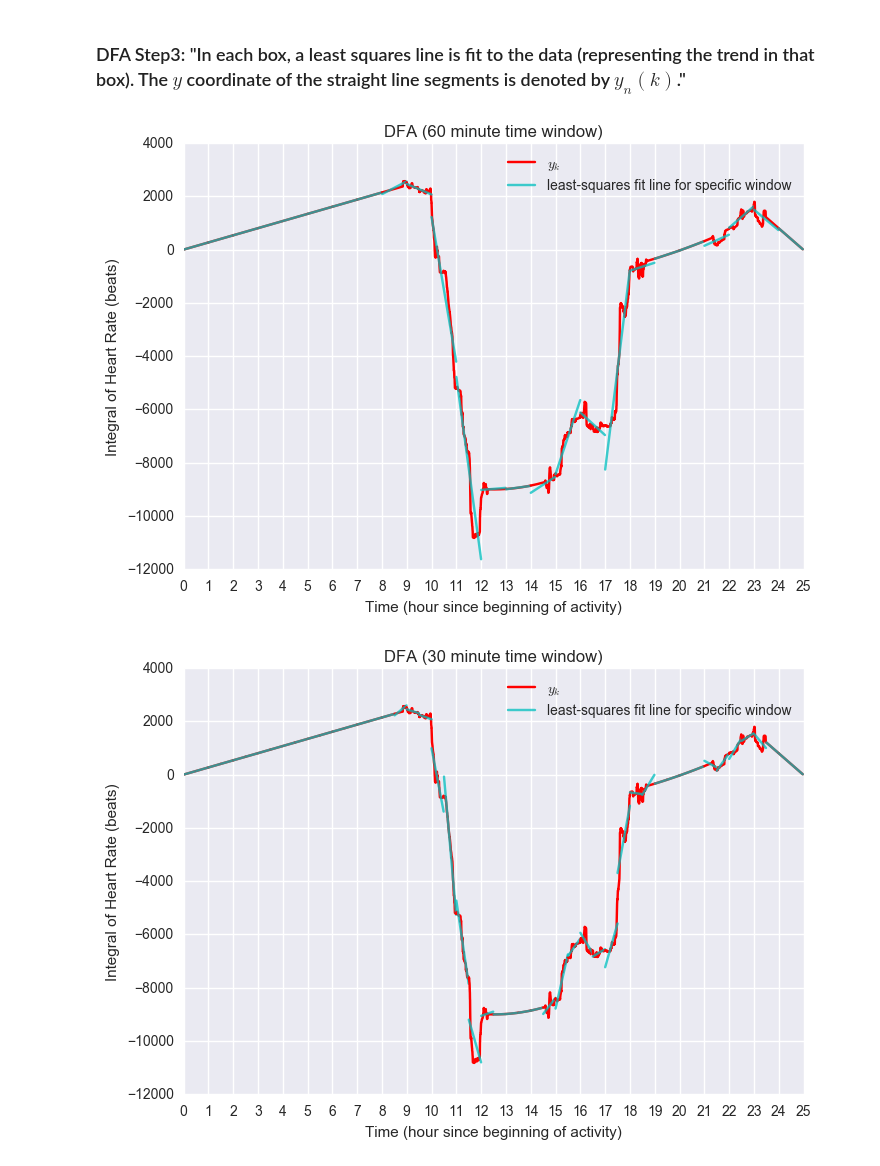
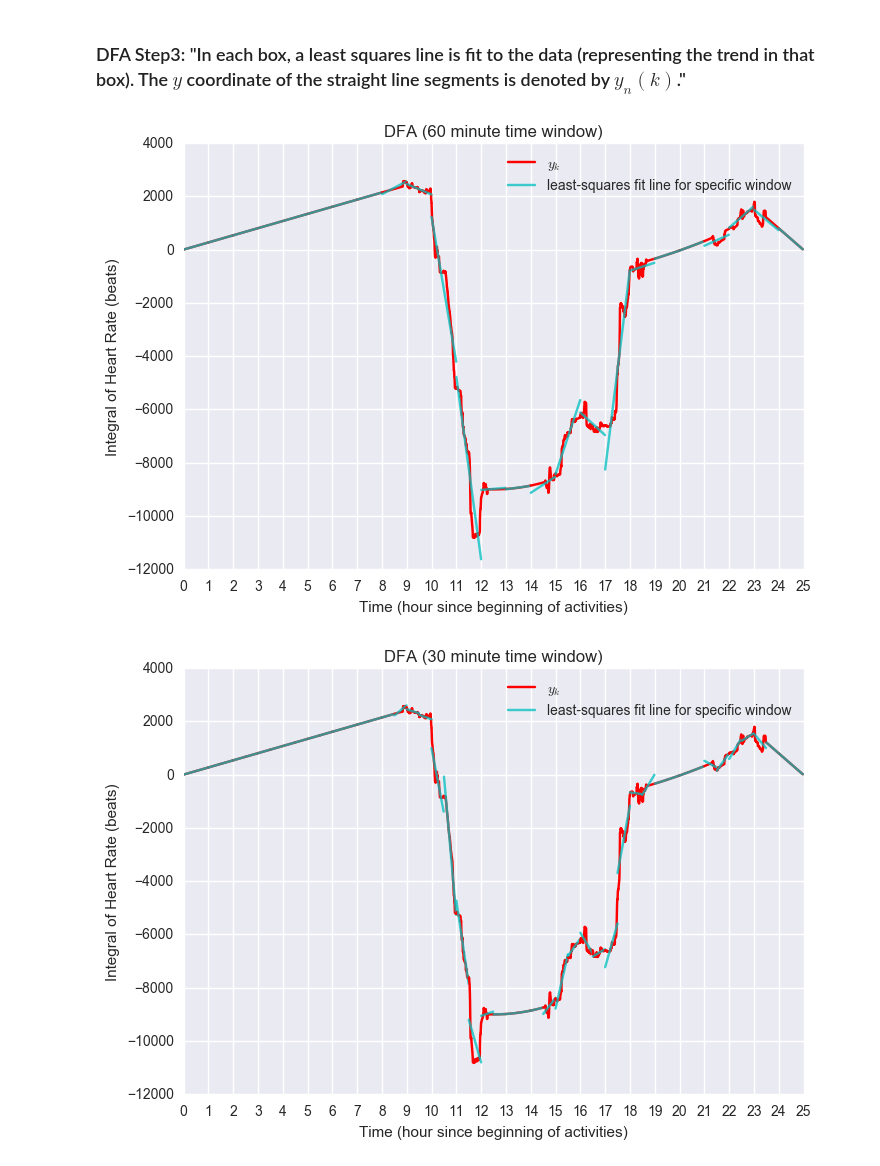
Before and after one commit to terrrychan/PHS-Project, a Jupyter notebook: Visualizations.ipynb, the cells around one changed output. Cells and saved outputs as stored; diff of their text form; code cells hidden in the pictures.

```diff
--- a/Visualizations.ipynb
+++ b/Visualizations.ipynb
@@ -50,7 +50,7 @@ def place_text(x, y, text, axes, specific_fontsize=11):
               color='k', fontsize=specific_fontsize)
     return
 # %%
-data = pd.read_csv('day1_v2transpose.csv')
+data = pd.read_csv('day1_v3transpose.csv')
 display(data)
 # %% [output]
             RRi       RRii  RRi_interp  RRii_interp     freqs   periodogram  \
@@ -208,7 +216,7 @@ plt.show()
 # %% [markdown]
 ### DFA Step0: "The data!"
 # %%
-data['time_min'] = data['hr_time_interp'].sub(16).multiply(60)
+data['time_min'] = data['hr_daytime_interp'].sub(16).multiply(60)
 # %%
 display(data['hr_interp'][0:8800].unique())
 # %% [output]
@@ -276,33 +284,33 @@ def dfa_linregress(window):
         plt.plot(dfa_box['time_min'].div(60),
                  dfa_box['time_min'].multiply(slope) + intercept,
                  'c-',
                  alpha = 0.75)
 
         ynk = ynk.append(dfa_box['time_min'].multiply(slope) + intercept)
 
         # prepare box_start and box_end for next iteration
         box_start += window
         box_end += window
         if box_end > data['time_min'].max():
             box_end = data['time_min'].max()
 
     axes = plt.gca()
     resadjust(axes, xres=1)
     plt.title("DFA (" + str(window) + " minute time window)")
     plt.legend(["$y_k$", "least-squares fit line for specific window"])
-    plt.xlabel('Time (hour since beginning of activity)')
+    plt.xlabel('Time (hour since beginning of activities)')
     plt.ylabel('Integral of Heart Rate (beats)')
 
     filename_dict = {30.0: "30min",
                      60.0: "60min"}
     plt.savefig("dfa_"+filename_dict[window]+".png", format='png')
     plt.savefig("dfa_"+filename_dict[window]+".pdf", format='pdf')
     plt.show()
 
     return ynk
 
 ynk_hour = dfa_linregress(60)
 ynk_halfhour = dfa_linregress(30)
 # %% [output]
-[figure, old version]
+[figure, new version]
-[figure, old version]
+[figure, new version]
```
Also changed, not shown: parts of 4 cells of this notebook, 9 other files.
